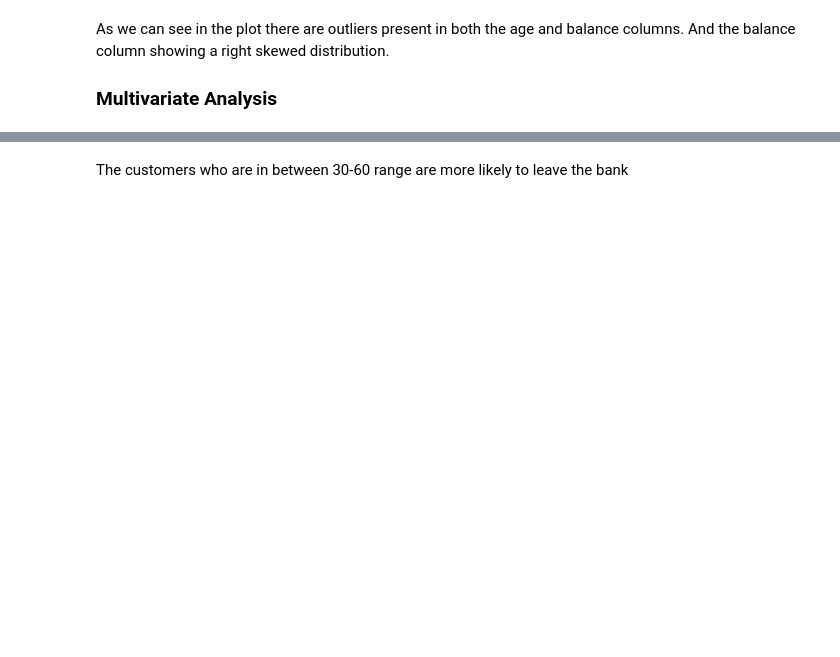
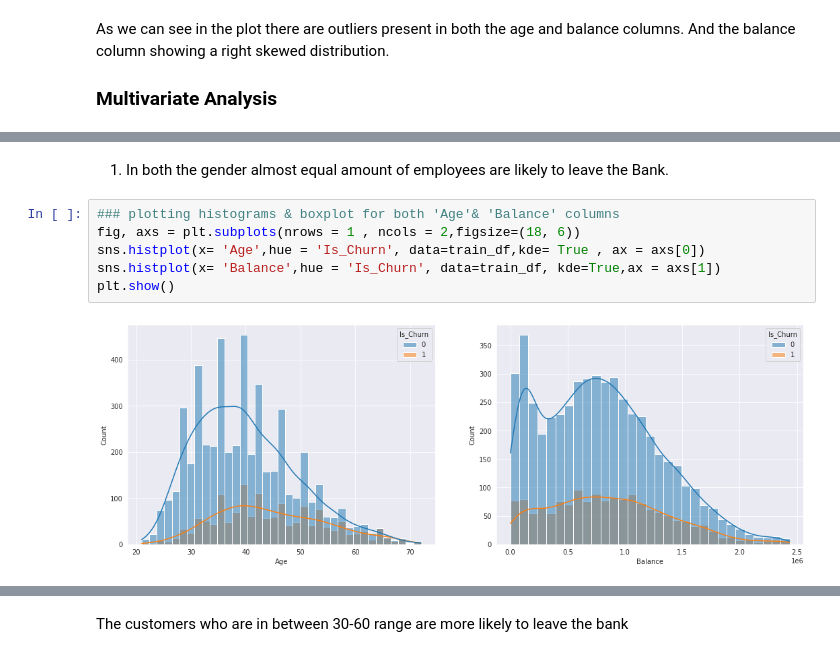
Before and after one commit to JozJozmin/Churn-Prediction-ML, a Jupyter notebook: Churn_Prediction_Updated_Final.ipynb, the cells around one changed output, grey strips where cells are left out. Drawn from its saved outputs; the diff is of its cells as text; blank space fills up the shorter version.

```diff
--- a/Churn_Prediction_Updated_Final.ipynb
+++ b/Churn_Prediction_Updated_Final.ipynb
@@ -245,0 +249,10 @@ px.histogram(train_df, x='Age',marginal='box', title='Age vs Is_Churn ', color='
+# %% [markdown]
+1. In both the gender almost equal amount of employees are likely to leave the Bank.
+# %%
+### plotting histograms & boxplot for both 'Age'& 'Balance' columns
+fig, axs = plt.subplots(nrows = 1 , ncols = 2,figsize=(18, 6))
+sns.histplot(x= 'Age',hue = 'Is_Churn', data=train_df,kde= True , ax = axs[0])
+sns.histplot(x= 'Balance',hue = 'Is_Churn', data=train_df, kde=True,ax = axs[1])
+plt.show()
+# %% [output]
+[figure, added]
```
Also changed, not shown: parts of 12 cells of this notebook.
